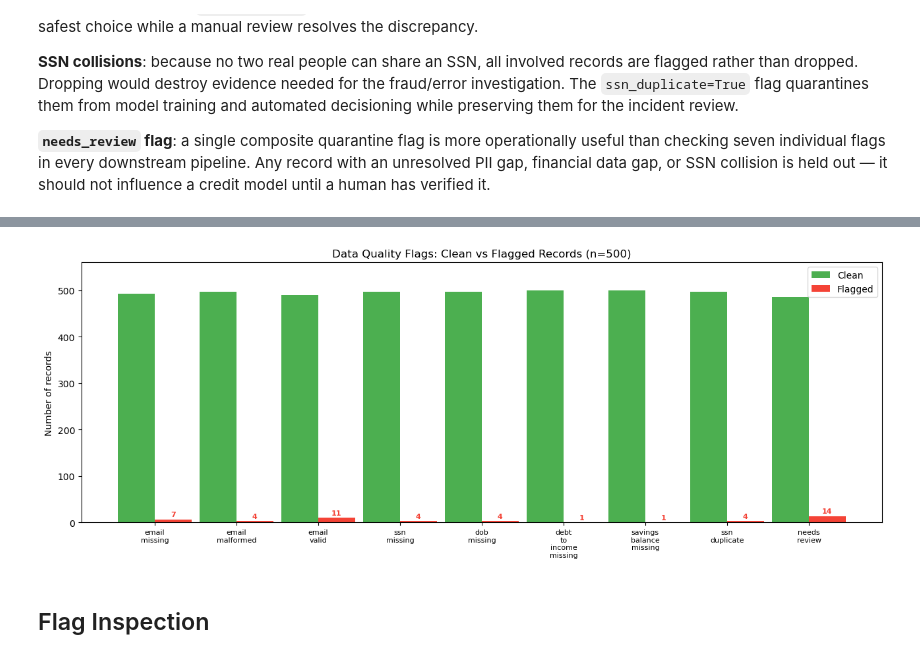
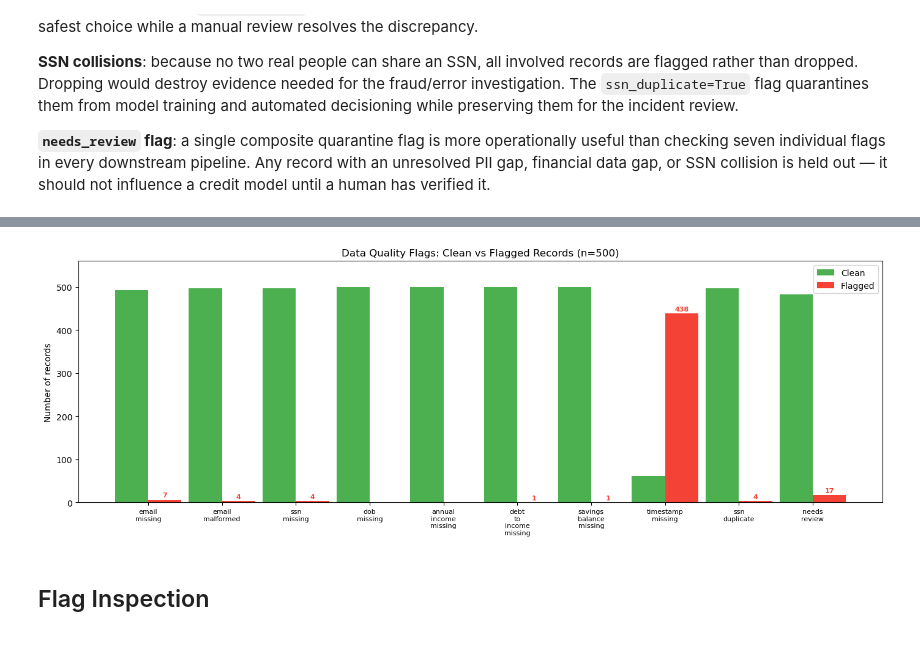
Before and after one commit to henrikpkr/dego-project-team4, a Jupyter notebook: notebooks/01-data-quality.ipynb, the cells around one changed output, grey strips where cells are left out. Cells and saved outputs as stored; diff of their text form; code cells hidden in the pictures.

Commit message:
Improved Flagging in Quality Analysis

```diff
--- a/notebooks/01-data-quality.ipynb
+++ b/notebooks/01-data-quality.ipynb
@@ -326,18 +347,17 @@ TOTAL hidden missing values             14
 
 True NaN count (for comparison): 2619
 # %%
-
-# ── Missing value check ───────────────────────────────────────────────────────
-missing = df_raw.isnull().sum()
-missing_pct = (missing / len(df_raw) * 100).round(1)
-total_entries = len(df_raw)
+# ── Missing value check (run on df_clean — the working dataset) ───────────────
+missing       = df_clean.isnull().sum()
+missing_pct   = (missing / len(df_clean) * 100).round(1)
+total_entries = len(df_clean)
 
 missing_df = (
     pd.DataFrame({"missing_count": missing, "missing_pct": missing_pct})
     .query("missing_count > 0")
     .sort_values("missing_pct", ascending=False)
 )
-print(f"There are a total of: {total_entries} entries in the dataset.")
+print(f"There are a total of: {total_entries} entries in the working dataset (df_clean).")
 print(f"{'Field':<45} {'Missing':>7}  {'%':>6}")
 print("-" * 60)
 for col, row in missing_df.iterrows():
@@ -347,7 +367,7 @@ for col, row in missing_df.iterrows():
 fig, ax = plt.subplots(figsize=(8, 4))
 ax.barh(missing_df.index[::-1], missing_df["missing_pct"][::-1], color="steelblue")
 ax.set_xlabel("Missing (%)")
-ax.set_title("Missing values per field  (% of 502 records)")
+ax.set_title(f"Missing values per field  (% of {total_entries} records)")
 for i, (col, row) in enumerate(missing_df[::-1].iterrows()):
     ax.text(row["missing_pct"] + 0.3, i, f"{row['missing_pct']}%", va="center", fontsize=9)
 plt.tight_layout()
@@ -1519,51 +1598,47 @@ print(f"  Records ready for analysis   : {n_ready}  ({n_ready/n_after_clean*100:
 # %%
-
 # ── Bar chart: clean vs flagged per DQ flag ───────────────────────────────────
 flag_cols = [
-    "email_missing", "email_malformed", "email_valid","ssn_missing", "dob_missing",
-    "debt_to_income_missing", "savings_balance_missing",
-      # True = valid, so invert for "flagged" count
-    "ssn_duplicate", "needs_review",
+    "email_missing",
+    "email_malformed",
+    "ssn_missing",
+    "dob_missing",
+    "annual_income_missing",
+    "debt_to_income_missing",
+    "savings_balance_missing",
+    "timestamp_missing",
+    "ssn_duplicate",
+    "needs_review",
 ]
 flag_cols = [c for c in flag_cols if c in df_clean.columns]
 
-# For email_valid: flagged means NOT valid
-flagged_counts = []
-for c in flag_cols:
-    if c == "email_valid":
-        flagged_counts.append((~df_clean[c].astype(bool)).sum())
-    else:
-        flagged_counts.append(df_clean[c].astype(bool).sum())
+flagged_counts = [int(df_clean[c].astype(bool).sum()) for c in flag_cols]
+clean_counts   = [len(df_clean) - f for f in flagged_counts]
 
-clean_counts = [len(df_clean) - f for f in flagged_counts]
-
-# Nicer labels
 labels = [c.replace("_", "\n") for c in flag_cols]
 
-x = range(len(flag_cols))
+x     = range(len(flag_cols))
 width = 0.45
 
-fig, ax = plt.subplots(figsize=(13, 5))
+fig, ax = plt.subplots(figsize=(14, 5))
 bars_clean   = ax.bar([i - width/2 for i in x], clean_counts,   width, label="Clean",   color="#4CAF50")
 bars_flagged = ax.bar([i + width/2 for i in x], flagged_counts, width, label="Flagged", color="#F44336")
 
-# Count labels on top of each bar
 for bar in bars_flagged:
     h = bar.get_height()
     if h > 0:
         ax.text(bar.get_x() + bar.get_width() / 2, h + 3, str(int(h)),
                 ha="center", va="bottom", fontsize=8, color="#F44336", fontweight="bold")
 
 ax.set_xticks(list(x))
 ax.set_xticklabels(labels, fontsize=8)
 ax.set_ylabel("Number of records")
-ax.set_title("Data Quality Flags: Clean vs Flagged Records (n=500)")
+ax.set_title(f"Data Quality Flags: Clean vs Flagged Records (n={len(df_clean)})")
 ax.legend()
 ax.set_ylim(0, len(df_clean) * 1.12)
 plt.tight_layout()
 plt.show()
 # %% [output]
-[figure, old version]
+[figure, new version]
 # %% [markdown]
 
 ## Flag Inspection
```
Also changed, not shown: parts of 19 cells of this notebook, 6 other files.
